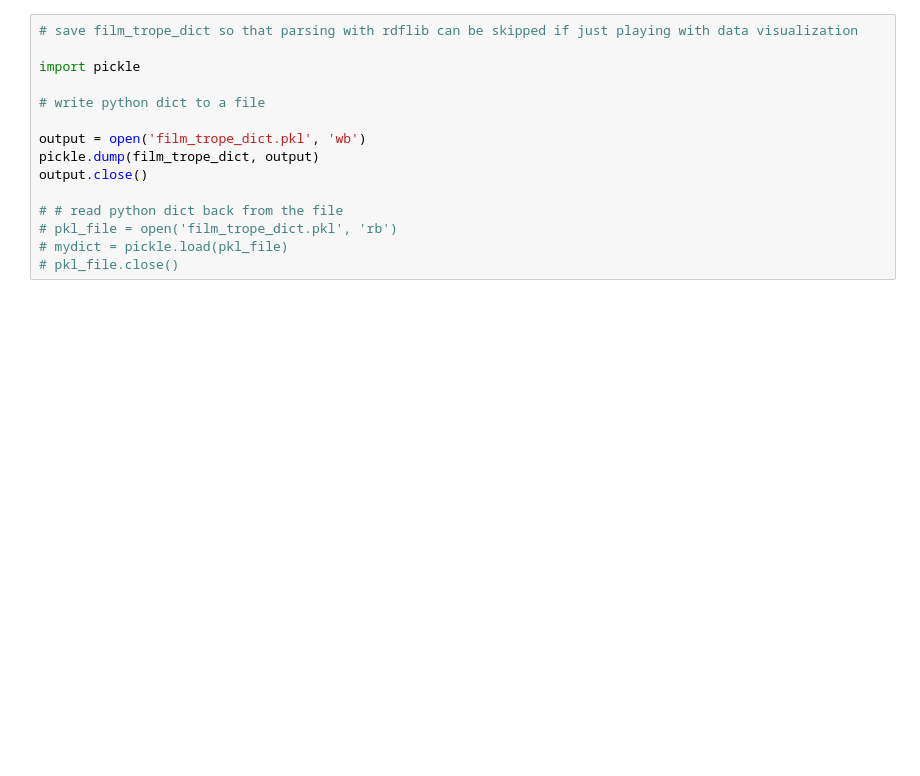
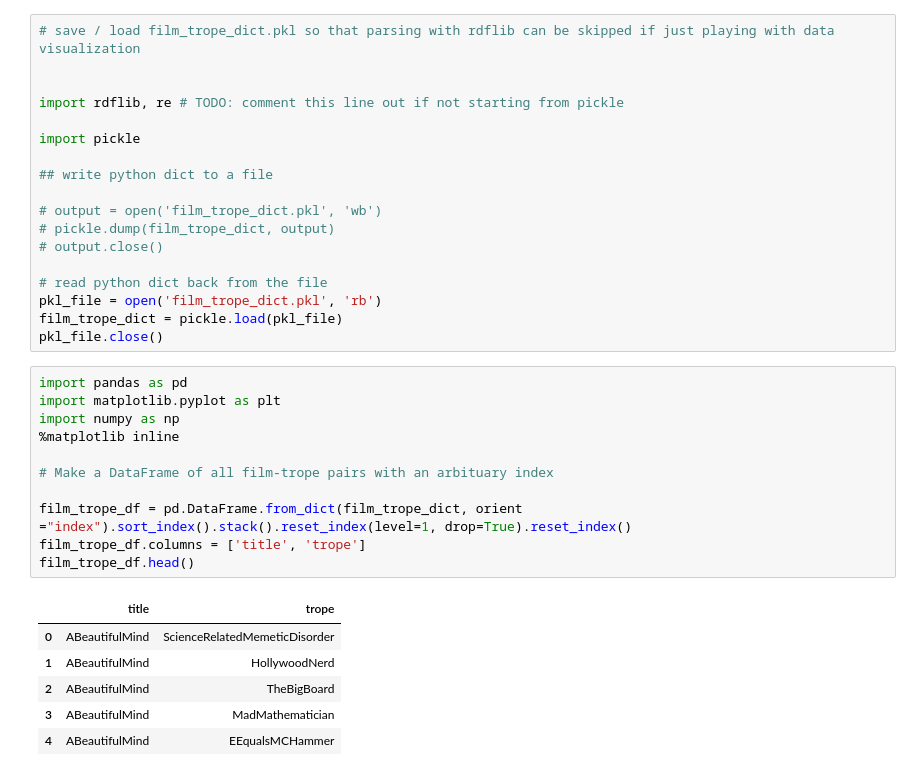
Before and after one commit to PeiZhangOSU/TV_Tropes_Exploratory, a Jupyter notebook: TVtropes.ipynb, the cells around one changed output. Cells and saved outputs as stored; diff of their text form; blank space fills up the shorter version.

```diff
--- a/TVtropes.ipynb
+++ b/TVtropes.ipynb
@@ -69,15 +45,36 @@ len(film_trope_dict)
 # %%
-# save film_trope_dict so that parsing with rdflib can be skipped if just playing with data visualization
+# save / load film_trope_dict.pkl so that parsing with rdflib can be skipped if just playing with data visualization
+
+
+import rdflib, re # TODO: comment this line out if not starting from pickle
 
 import pickle
 
-# write python dict to a file
+## write python dict to a file
 
-output = open('film_trope_dict.pkl', 'wb')
-pickle.dump(film_trope_dict, output)
-output.close()
+# output = open('film_trope_dict.pkl', 'wb')
+# pickle.dump(film_trope_dict, output)
+# output.close()
 
-# # read python dict back from the file
-# pkl_file = open('film_trope_dict.pkl', 'rb')
-# mydict = pickle.load(pkl_file)
-# pkl_file.close()
+# read python dict back from the file
+pkl_file = open('film_trope_dict.pkl', 'rb')
+film_trope_dict = pickle.load(pkl_file)
+pkl_file.close()
+# %%
+import pandas as pd
+import matplotlib.pyplot as plt
+import numpy as np
+%matplotlib inline
+
+# Make a DataFrame of all film-trope pairs with an arbituary index
+
+film_trope_df = pd.DataFrame.from_dict(film_trope_dict, orient ="index").sort_index().stack().reset_index(level=1, drop=True).reset_index()
+film_trope_df.columns = ['title', 'trope']
+film_trope_df.head()
+# %% [output]
+|  | title | trope |
+| 0 | ABeautifulMind | ScienceRelatedMemeticDisorder |
+| 1 | ABeautifulMind | HollywoodNerd |
+| 2 | ABeautifulMind | TheBigBoard |
+| 3 | ABeautifulMind | MadMathematician |
+| 4 | ABeautifulMind | EEqualsMCHammer |
```
Also changed, not shown: parts of 22 cells of this notebook, 3 other files.
